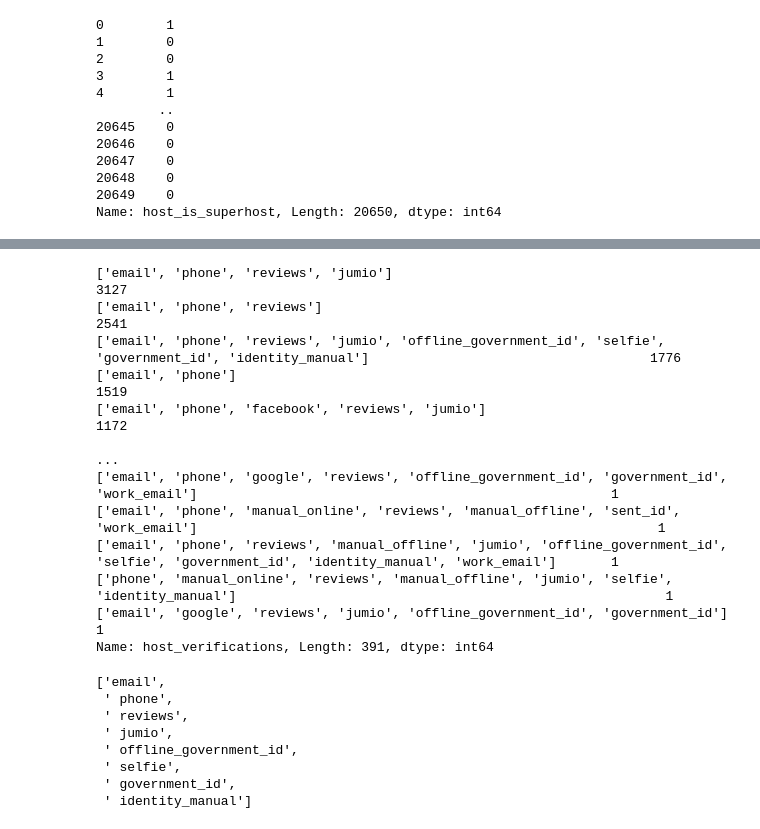
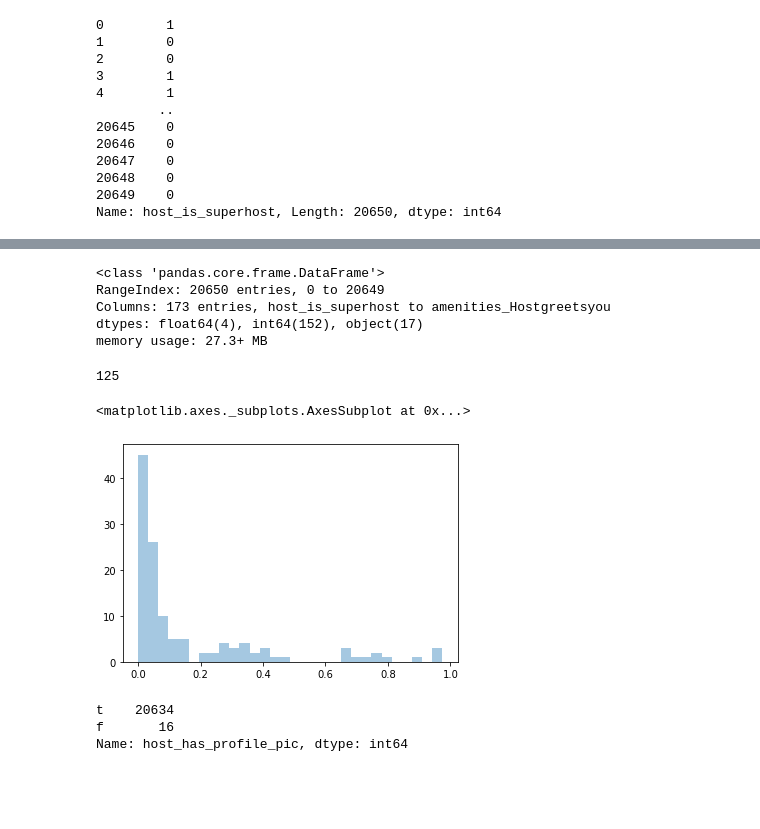
Before and after one commit to siyuan-song/My_projects, a Jupyter notebook: Airbnb.ipynb, the cells around one changed output, grey strips where cells are left out. Cells and saved outputs as stored; diff of their text form; code cells hidden in the pictures; blank space fills up the shorter version.

```diff
--- a/Airbnb.ipynb
+++ b/Airbnb.ipynb
@@ -365,3 +249,15 @@ new_df['host_is_superhost'].apply(lambda x: 1 if x=='t' else 0)
 20648    0
 20649    0
 Name: host_is_superhost, Length: 20650, dtype: int64
+# %%
+def split_features(column):
+    feature_list=set()
+    length = len(column)
+    for i in range(length):
+        features = column[i][1:-1].replace("'",'').replace('"','').replace(' ','').split(',')
+        column[i] = features
+        for feature in features:
+            if feature != '':
+                feature_name = column.name + '_' + feature
+                feature_list.add(feature_name)
+    return feature_list
@@ -367,0 +287,2 @@ Name: host_is_superhost, Length: 20650, dtype: int64
+# %%
+feature_list_2 = split_features(new_df['amenities'])
@@ -368,26 +300,29 @@ Name: host_is_superhost, Length: 20650, dtype: int64
+# %%
+new_df.info()
+# %% [output]
+<class 'pandas.core.frame.DataFrame'>
+RangeIndex: 20650 entries, 0 to 20649
+Columns: 173 entries, host_is_superhost to amenities_Hostgreetsyou
+dtypes: float64(4), int64(152), object(17)
+memory usage: 27.3+ MB
+# %%
+new_df.drop(['host_verifications','amenities'],axis=1,inplace=True)
+# %%
+len(feature_list_2)
+# %% [output]
+125
+# %%
+a=[]
+for i in feature_list_2:
+    a.append(new_df[i].mean())
+# %%
+sns.distplot(a,kde=False,bins=30)
+# %% [output]
+<matplotlib.axes._subplots.AxesSubplot at 0x...>
+[figure, added]
 # %%
-new_df['host_verifications'].value_counts()
+new_df['host_has_profile_pic'].value_counts()
 # %% [output]
-['email', 'phone', 'reviews', 'jumio']                                                                                                           3127
-['email', 'phone', 'reviews']                                                                                                                    2541
-['email', 'phone', 'reviews', 'jumio', 'offline_government_id', 'selfie', 'government_id', 'identity_manual']                                    1776
-['email', 'phone']                                                                                                                               1519
-['email', 'phone', 'facebook', 'reviews', 'jumio']                                                                                               1172
-                                                                                                                                                 ...
-['email', 'phone', 'google', 'reviews', 'offline_government_id', 'government_id', 'work_email']                                                     1
-['email', 'phone', 'manual_online', 'reviews', 'manual_offline', 'sent_id', 'work_email']                                                           1
-['email', 'phone', 'reviews', 'manual_offline', 'jumio', 'offline_government_id', 'selfie', 'government_id', 'identity_manual', 'work_email']       1
-['phone', 'manual_online', 'reviews', 'manual_offline', 'jumio', 'selfie', 'identity_manual']                                                       1
-['email', 'google', 'reviews', 'jumio', 'offline_government_id', 'government_id']                                                                   1
-Name: host_verifications, Length: 391, dtype: int64
+t    20634
+f       16
+Name: host_has_profile_pic, dtype: int64
-# %%
-new_df['host_verifications'][0][1:-1].replace("'",'').split(',')
-# %% [output]
-['email',
- ' phone',
- ' reviews',
- ' jumio',
- ' offline_government_id',
- ' selfie',
- ' government_id',
- ' identity_manual']
```
Also changed, not shown: parts of 24 cells of this notebook.
